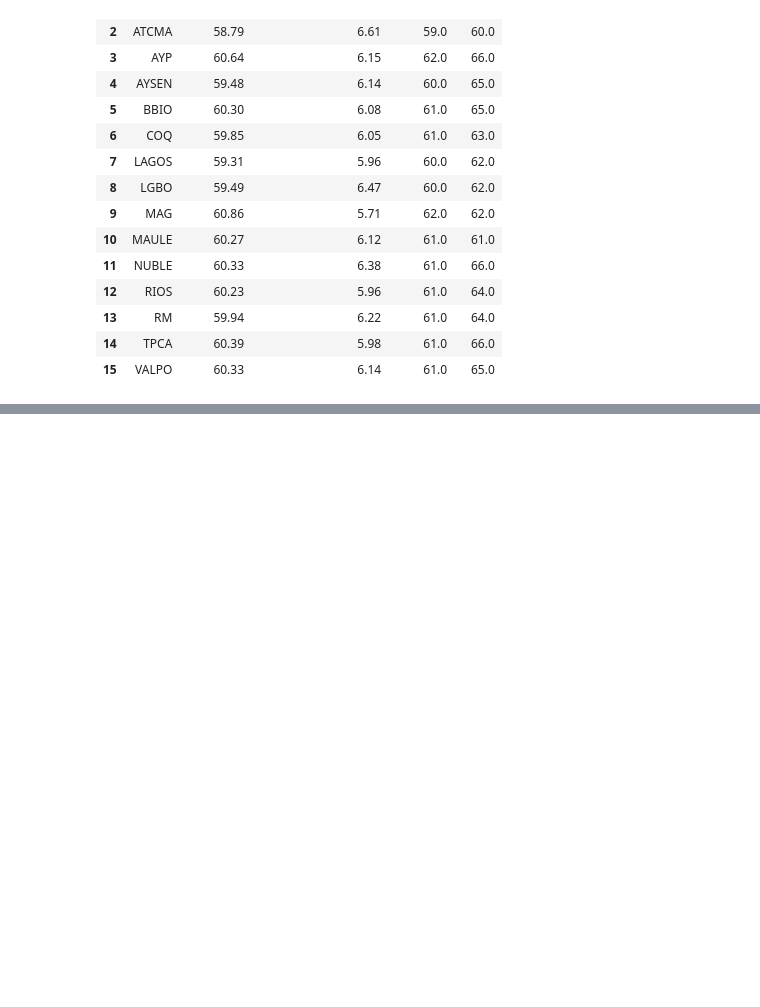
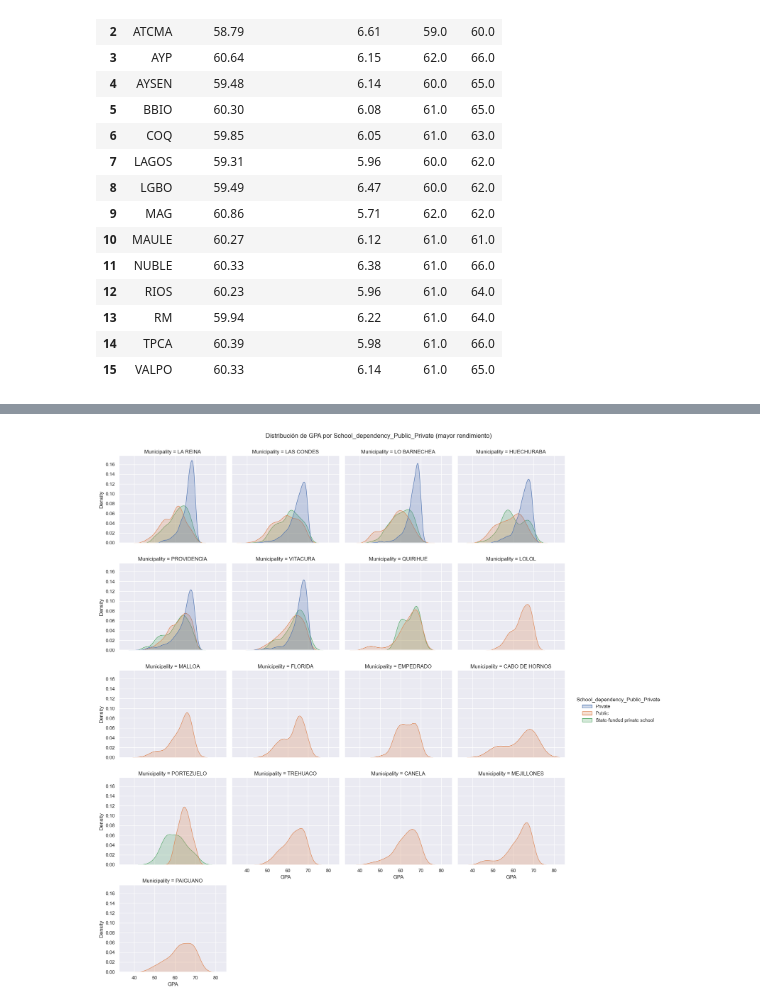
Before and after one commit to 2026788-max/Stastics, a Jupyter notebook: Statistics.CA1.ManuelaCorrea.ipynb, the cells around one changed output, grey strips where cells are left out. Cells and saved outputs as stored; diff of their text form; code cells hidden in the pictures; blank space fills up the shorter version.

```diff
--- a/Statistics.CA1.ManuelaCorrea.ipynb
+++ b/Statistics.CA1.ManuelaCorrea.ipynb
@@ -213,0 +369,32 @@ display(Gpa)
+# %%
+import seaborn as sns
+import matplotlib.pyplot as plt
+
+# 1. Lista de las nuevas comunas específicas (Top rendimiento)
+comunas_lista = [
+    'VITACURA', 'LO BARNECHEA', 'LOLOL', 'QUIRIHUE', 'LA REINA', 'CABO DE HORNOS',
+    'LAS CONDES', 'PAIGUANO', 'TREHUACO', 'EMPEDRADO', 'MEJILLONES', 'PROVIDENCIA',
+    'PORTEZUELO', 'FLORIDA', 'CANELA', 'MALLOA', 'HUECHURABA'
+]
+
+# 2. Filtrar el DataFrame
+df_subconjunto = dfc[dfc['Municipality'].isin(comunas_lista)]
+
+# 3. Graficar la distribución
+g = sns.displot(
+    data=df_subconjunto,
+    x='GPA',
+    hue='School_dependency_Public_Private',
+    col='Municipality',
+    col_wrap=4,              # Se acomodan en filas de 4
+    kind='kde',
+    common_norm=False,
+    fill=True,
+    height=3.5,
+    aspect=1.1
+)
+
+g.fig.suptitle('Distribución de GPA por School_dependency_Public_Private (mayor rendimiento)', y=1.02)
+plt.show()
+# %% [output]
+[figure, added]
```
Also changed, not shown: parts of 12 cells of this notebook.
